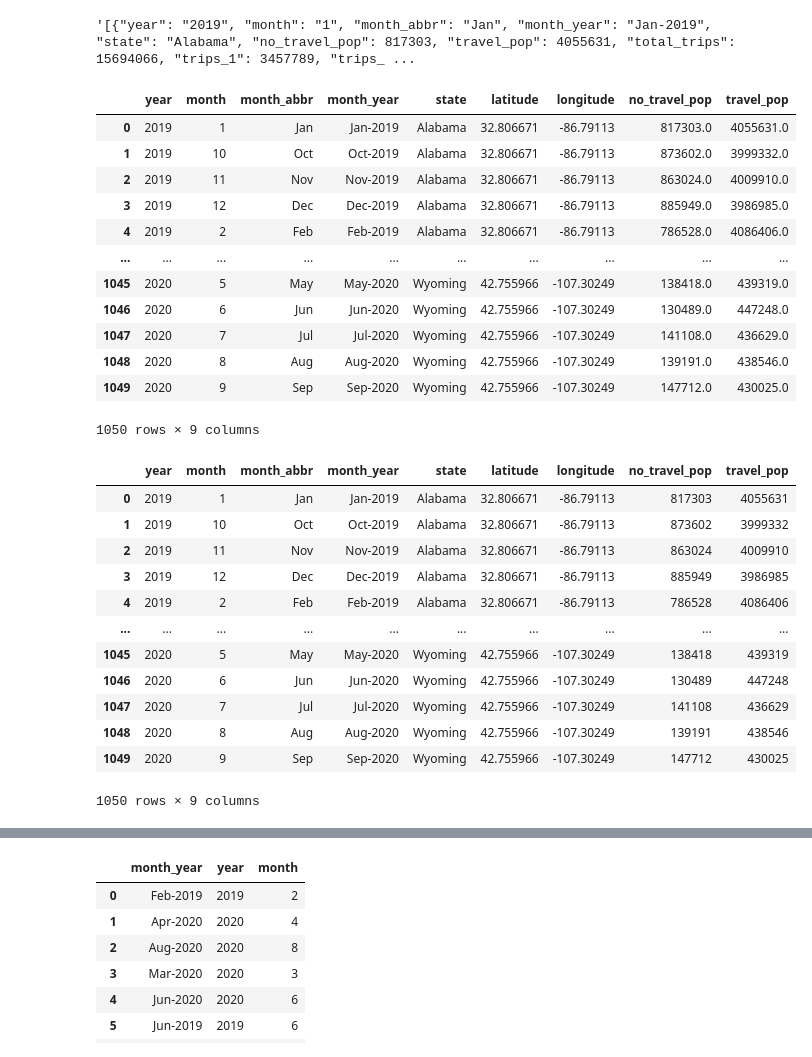
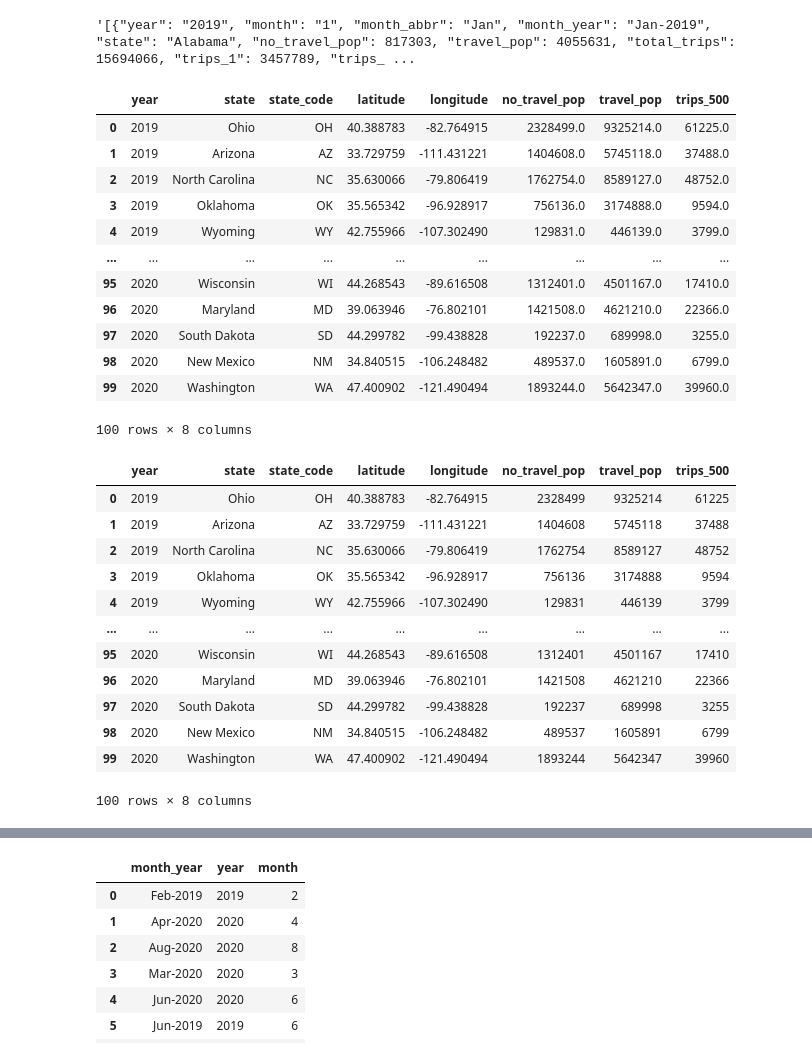
Before and after one commit to aselvan8/project_travel_plan, a Jupyter notebook: python_code/data_prep_flask.ipynb, the cells around one changed output, grey strips where cells are left out. Drawn from its saved outputs; the diff is of its cells as text; code cells hidden in the pictures.

```diff
--- a/python_code/data_prep_flask.ipynb
+++ b/python_code/data_prep_flask.ipynb
@@ -163,46 +162,49 @@ travel_detail_json
 # %%
 # read data for summary graph
 
-travel_summary_df = pd.read_sql("""select year, month, month_abbr, month_year, state, latitude, longitude,
-round(avg(pop_stay_at_home),0) as no_travel_pop, round(avg(pop_not_stay_at_home),0) as travel_pop from travel_data_details
-GROUP BY state, month_year, year, month, month_abbr, latitude, longitude
-order by state, year, month, month_year, month_abbr """, connection)
+travel_summary_df = pd.read_sql("""select year, state, state_code, latitude, longitude,
+round(avg(pop_stay_at_home),0) as no_travel_pop, round(avg(pop_not_stay_at_home),0) as travel_pop,
+round(avg(trips_500),0) as trips_500 from travel_data_details
+GROUP BY year, state, state_code, latitude, longitude
+order by year """, connection)
 
 travel_summary_df
 # %% [output]
-|  | year | month | month_abbr | month_year | state | latitude | longitude | no_travel_pop | travel_pop |
-| 0 | 2019 | 1 | Jan | Jan-2019 | Alabama | 32.806671 | -86.79113 | 817303.0 | 4055631.0 |
-| 1 | 2019 | 10 | Oct | Oct-2019 | Alabama | 32.806671 | -86.79113 | 873602.0 | 3999332.0 |
-| 2 | 2019 | 11 | Nov | Nov-2019 | Alabama | 32.806671 | -86.79113 | 863024.0 | 4009910.0 |
-| 3 | 2019 | 12 | Dec | Dec-2019 | Alabama | 32.806671 | -86.79113 | 885949.0 | 3986985.0 |
-| 4 | 2019 | 2 | Feb | Feb-2019 | Alabama | 32.806671 | -86.79113 | 786528.0 | 4086406.0 |
-| ... | ... | ... | ... | ... | ... | ... | ... | ... | ... |
-| 1045 | 2020 | 5 | May | May-2020 | Wyoming | 42.755966 | -107.30249 | 138418.0 | 439319.0 |
-| 1046 | 2020 | 6 | Jun | Jun-2020 | Wyoming | 42.755966 | -107.30249 | 130489.0 | 447248.0 |
-| 1047 | 2020 | 7 | Jul | Jul-2020 | Wyoming | 42.755966 | -107.30249 | 141108.0 | 436629.0 |
-| 1048 | 2020 | 8 | Aug | Aug-2020 | Wyoming | 42.755966 | -107.30249 | 139191.0 | 438546.0 |
-| 1049 | 2020 | 9 | Sep | Sep-2020 | Wyoming | 42.755966 | -107.30249 | 147712.0 | 430025.0 |
+|  | year | state | state_code | latitude | longitude | no_travel_pop | travel_pop | trips_500 |
+| 0 | 2019 | Ohio | OH | 40.388783 | -82.764915 | 2328499.0 | 9325214.0 | 61225.0 |
+| 1 | 2019 | Arizona | AZ | 33.729759 | -111.431221 | 1404608.0 | 5745118.0 | 37488.0 |
+| 2 | 2019 | North Carolina | NC | 35.630066 | -79.806419 | 1762754.0 | 8589127.0 | 48752.0 |
+| 3 | 2019 | Oklahoma | OK | 35.565342 | -96.928917 | 756136.0 | 3174888.0 | 9594.0 |
+| 4 | 2019 | Wyoming | WY | 42.755966 | -107.302490 | 129831.0 | 446139.0 | 3799.0 |
+| ... | ... | ... | ... | ... | ... | ... | ... | ... |
+| 95 | 2020 | Wisconsin | WI | 44.268543 | -89.616508 | 1312401.0 | 4501167.0 | 17410.0 |
+| 96 | 2020 | Maryland | MD | 39.063946 | -76.802101 | 1421508.0 | 4621210.0 | 22366.0 |
+| 97 | 2020 | South Dakota | SD | 44.299782 | -99.438828 | 192237.0 | 689998.0 | 3255.0 |
+| 98 | 2020 | New Mexico | NM | 34.840515 | -106.248482 | 489537.0 | 1605891.0 | 6799.0 |
+| 99 | 2020 | Washington | WA | 47.400902 | -121.490494 | 1893244.0 | 5642347.0 | 39960.0 |
-1050 rows × 9 columns
+100 rows × 8 columns
 # %%
 # convert datatype to integer
 
 travel_summary_df['no_travel_pop'] = travel_summary_df['no_travel_pop'].astype('int')
 travel_summary_df['travel_pop'] = travel_summary_df['travel_pop'].astype('int')
+travel_summary_df['trips_500'] = travel_summary_df['trips_500'].astype('int')
+
 travel_summary_df
 # %% [output]
-|  | year | month | month_abbr | month_year | state | latitude | longitude | no_travel_pop | travel_pop |
-| 0 | 2019 | 1 | Jan | Jan-2019 | Alabama | 32.806671 | -86.79113 | 817303 | 4055631 |
-| 1 | 2019 | 10 | Oct | Oct-2019 | Alabama | 32.806671 | -86.79113 | 873602 | 3999332 |
-| 2 | 2019 | 11 | Nov | Nov-2019 | Alabama | 32.806671 | -86.79113 | 863024 | 4009910 |
-| 3 | 2019 | 12 | Dec | Dec-2019 | Alabama | 32.806671 | -86.79113 | 885949 | 3986985 |
-| 4 | 2019 | 2 | Feb | Feb-2019 | Alabama | 32.806671 | -86.79113 | 786528 | 4086406 |
-| ... | ... | ... | ... | ... | ... | ... | ... | ... | ... |
-| 1045 | 2020 | 5 | May | May-2020 | Wyoming | 42.755966 | -107.30249 | 138418 | 439319 |
-| 1046 | 2020 | 6 | Jun | Jun-2020 | Wyoming | 42.755966 | -107.30249 | 130489 | 447248 |
-| 1047 | 2020 | 7 | Jul | Jul-2020 | Wyoming | 42.755966 | -107.30249 | 141108 | 436629 |
-| 1048 | 2020 | 8 | Aug | Aug-2020 | Wyoming | 42.755966 | -107.30249 | 139191 | 438546 |
-| 1049 | 2020 | 9 | Sep | Sep-2020 | Wyoming | 42.755966 | -107.30249 | 147712 | 430025 |
+|  | year | state | state_code | latitude | longitude | no_travel_pop | travel_pop | trips_500 |
+| 0 | 2019 | Ohio | OH | 40.388783 | -82.764915 | 2328499 | 9325214 | 61225 |
+| 1 | 2019 | Arizona | AZ | 33.729759 | -111.431221 | 1404608 | 5745118 | 37488 |
+| 2 | 2019 | North Carolina | NC | 35.630066 | -79.806419 | 1762754 | 8589127 | 48752 |
+| 3 | 2019 | Oklahoma | OK | 35.565342 | -96.928917 | 756136 | 3174888 | 9594 |
+| 4 | 2019 | Wyoming | WY | 42.755966 | -107.302490 | 129831 | 446139 | 3799 |
+| ... | ... | ... | ... | ... | ... | ... | ... | ... |
+| 95 | 2020 | Wisconsin | WI | 44.268543 | -89.616508 | 1312401 | 4501167 | 17410 |
+| 96 | 2020 | Maryland | MD | 39.063946 | -76.802101 | 1421508 | 4621210 | 22366 |
+| 97 | 2020 | South Dakota | SD | 44.299782 | -99.438828 | 192237 | 689998 | 3255 |
+| 98 | 2020 | New Mexico | NM | 34.840515 | -106.248482 | 489537 | 1605891 | 6799 |
+| 99 | 2020 | Washington | WA | 47.400902 | -121.490494 | 1893244 | 5642347 | 39960 |
-1050 rows × 9 columns
+100 rows × 8 columns
 # %%
 # convert dataframe to json
 
```
Also changed, not shown: parts of 5 cells of this notebook, 9 other files.
